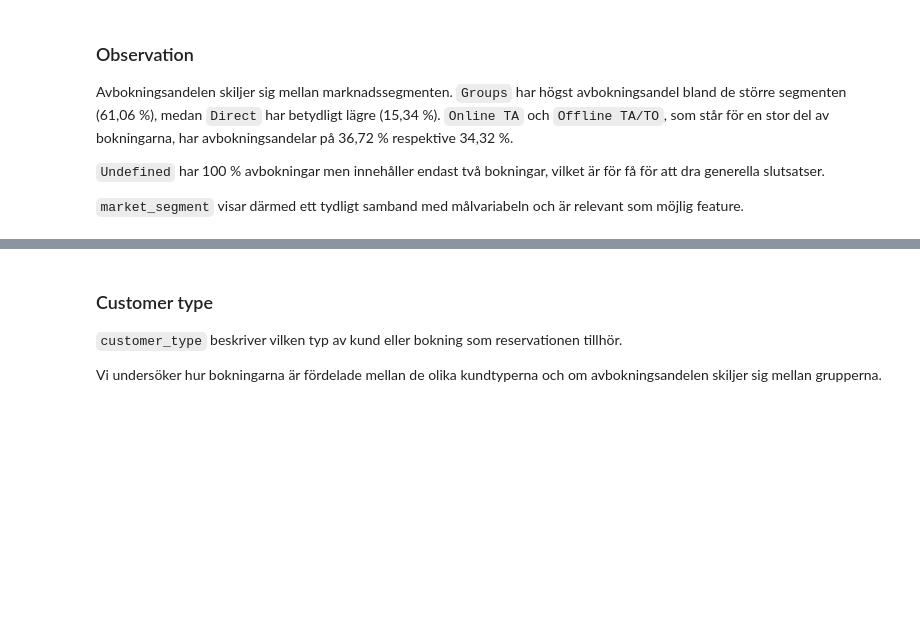
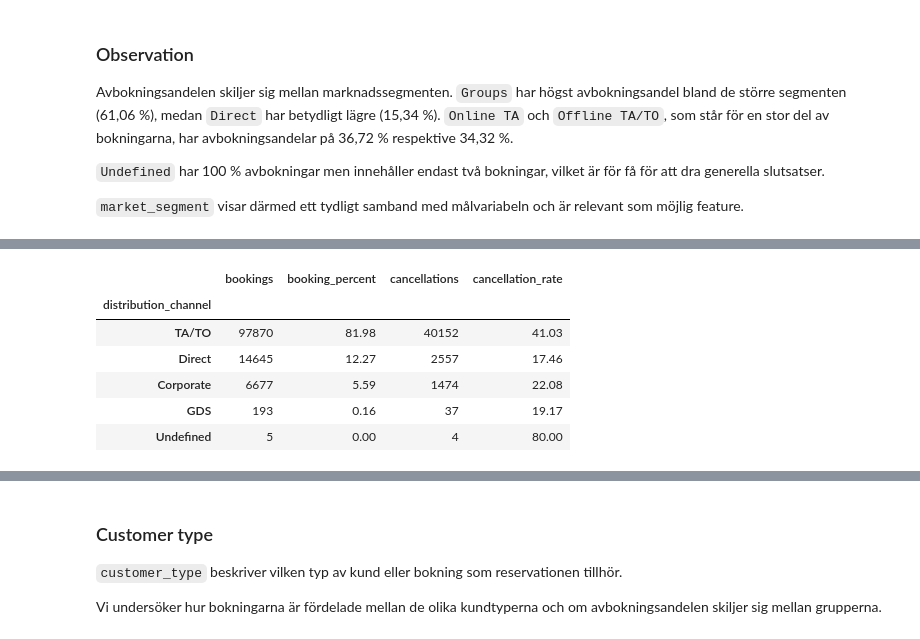
Before and after one commit to Shara-Hysen/data-science-group-project, a Jupyter notebook: notebooks/01_eda.ipynb, the cells around one changed output, grey strips where cells are left out. Drawn from its saved outputs; the diff is of its cells as text; code cells hidden in the pictures; blank space fills up the shorter version.

```diff
--- a/notebooks/01_eda.ipynb
+++ b/notebooks/01_eda.ipynb
@@ -652,0 +687,15 @@ Avbokningsandelen skiljer sig mellan marknadssegmenten. `Groups` har högst avbo
+# %%
+distribution_channel_summary = (
+    cancellation_summary(df, "distribution_channel")
+    .sort_values("bookings", ascending=False)
+)
+
+distribution_channel_summary
+# %% [output]
+|  | bookings | booking_percent | cancellations | cancellation_rate |
+| distribution_channel |  |  |  |  |
+| TA/TO | 97870 | 81.98 | 40152 | 41.03 |
+| Direct | 14645 | 12.27 | 2557 | 17.46 |
+| Corporate | 6677 | 5.59 | 1474 | 22.08 |
+| GDS | 193 | 0.16 | 37 | 19.17 |
+| Undefined | 5 | 0.00 | 4 | 80.00 |
```
Also changed, not shown: parts of 10 cells of this notebook.
